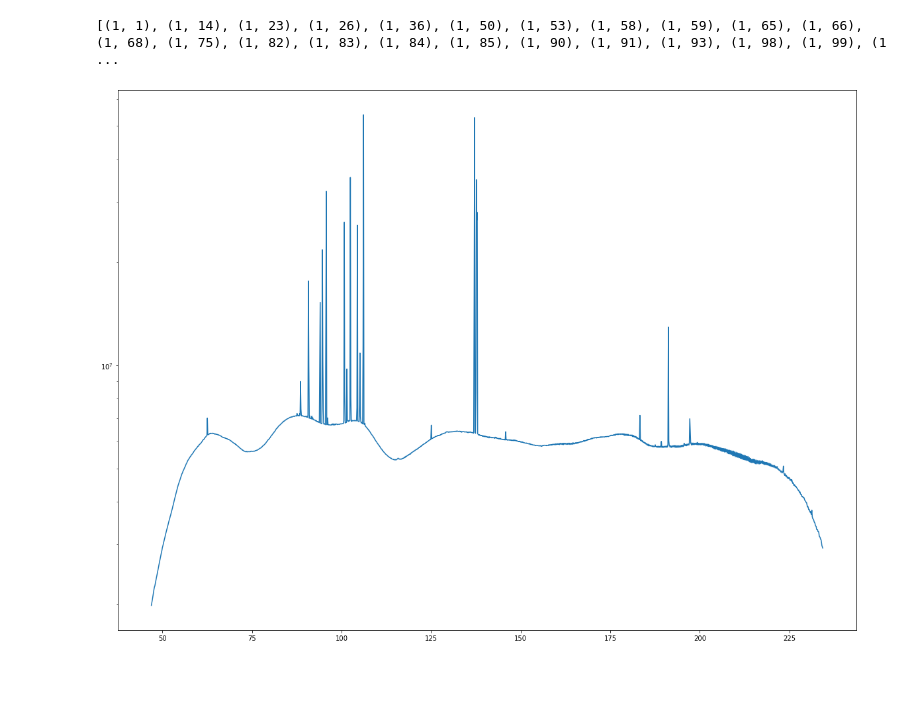
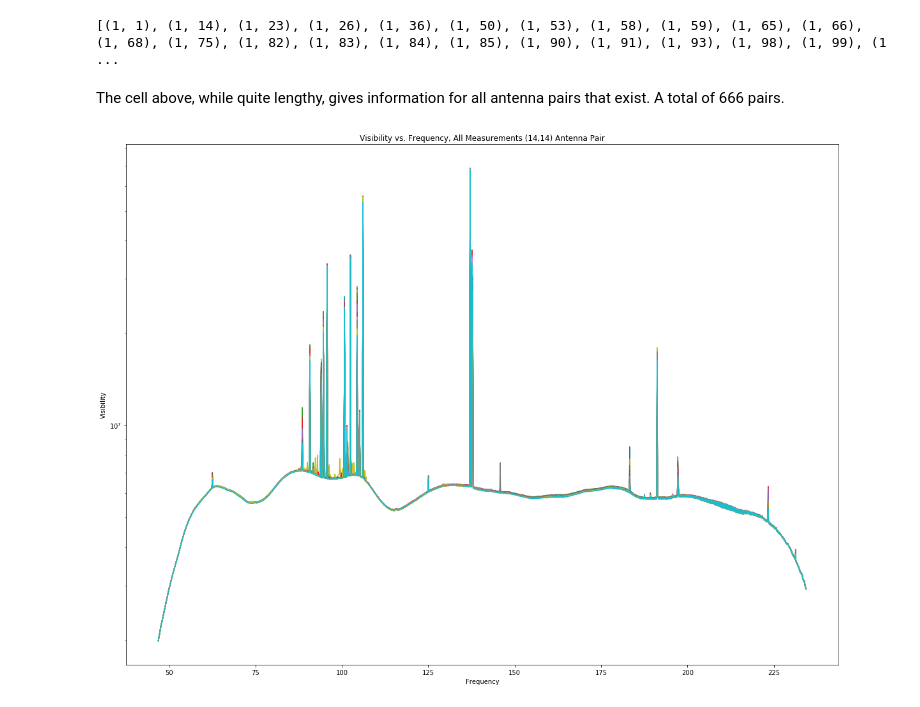
Before and after one commit to ecb49/burns_phys434, a Jupyter notebook: labs/Burns_Lab5.ipynb, the cells around one changed output. Saved outputs shown, nothing was run; the diff lists cells and outputs as text; code cells hidden in the pictures; blank space fills up the shorter version.

```diff
--- a/labs/Burns_Lab5.ipynb
+++ b/labs/Burns_Lab5.ipynb
@@ -80,10 +78,16 @@ _ = axs.set_xticklabels(xticklabels)
 print(uv.get_antpairs())
 # %% [output]
 [(1, 1), (1, 14), (1, 23), (1, 26), (1, 36), (1, 50), (1, 53), (1, 58), (1, 59), (1, 65), (1, 66), (1, 68), (1, 75), (1, 82), (1, 83), (1, 84), (1, 85), (1, 90), (1, 91), (1, 93), (1, 98), (1, 99), (1 ...
+# %% [markdown]
+The cell above, while quite lengthy, gives information for all antenna pairs that exist. A total of 666 pairs.
 # %%
 data = abs(data)
-plt.plot(freqs,data[5])
+for i in range(20):
+    plt.plot(freqs,(data[i]))
 plt.yscale('log')
+plt.ylabel('Visibility')
+plt.xlabel('Frequency')
+plt.title('Visibility vs. Frequency, All Measurements (14,14) Antenna Pair')
 plt.show()
 # %% [output]
-[figure, old version]
+[figure, new version]
```
Also changed, not shown: parts of 13 cells of this notebook, 1 other file.
